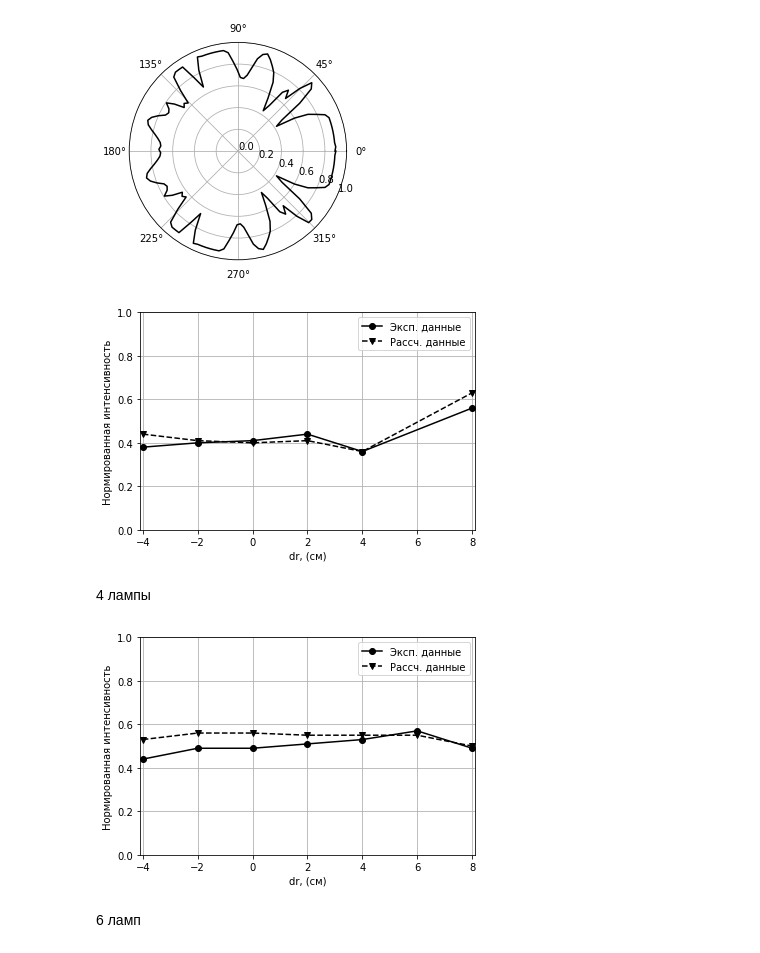
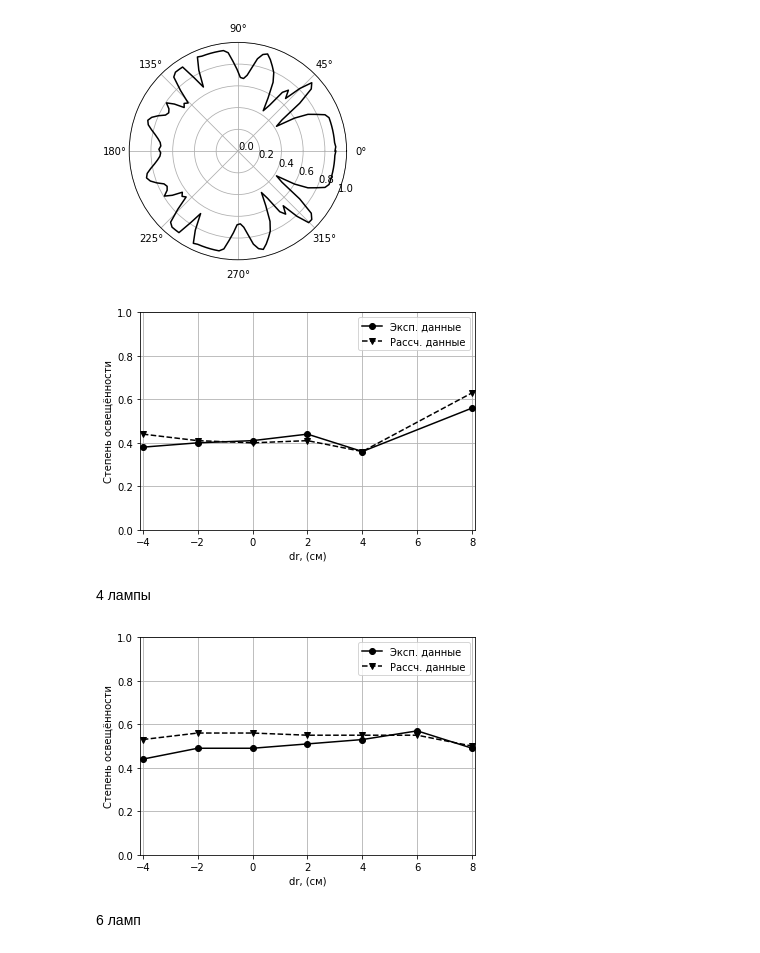
Before and after one commit to AnanasiDiod/Diploma, a Jupyter notebook: UV_field_calc/graph_plot.ipynb, the cells around one changed output. Drawn from its saved outputs; the diff is of its cells as text; code cells hidden in the pictures.

```diff
--- a/UV_field_calc/graph_plot.ipynb
+++ b/UV_field_calc/graph_plot.ipynb
@@ -24,23 +24,23 @@ plt.show()
 # %%
 lamps_3_full = {'exp': [0.38, 0.40, 0.41, 0.44, 0.36, 0.56], 'calc': [0.44, 0.41, 0.40, 0.41, 0.36, 0.63]}
 x = [-4, -2, 0, 2, 4, 8]
 
 fig, ax = plt.subplots()
 # ax.errorbar(x, lamps_3_full['exp'], 0.05, 0.1, color = '000')
 ax.plot(x, lamps_3_full['exp'], color = '000', marker = 'o', label='Эксп. данные')
 ax.plot(x, lamps_3_full['calc'], color = '000', linestyle='--', marker = 'v', label='Рассч. данные')
 ax.set_xticks([-4,-2,0,2,4,6,8])
 ax.set_yticks([0,0.2,0.4,0.6,0.8,1])
 ax.set_xlim(-4.1,8.1)
 ax.set_ylim(0,1)
 ax.set_xlabel('dr, (см)')
-ax.set_ylabel('Нормированная интенсивность')
+ax.set_ylabel('Степень освещённости')
 ax.legend()
 ax.grid(True)
 
 plt.show()
 # %% [output]
-[figure, old version]
+[figure, new version]
 # %% [markdown]
 4 лампы
 # %%
@@ -56,13 +56,13 @@ ax.set_yticks([0,0.2,0.4,0.6,0.8,1])
 ax.set_xlim(-4.1,8.1)
 ax.set_ylim(0,1)
 ax.set_xlabel('dr, (см)')
-ax.set_ylabel('Нормированная интенсивность')
+ax.set_ylabel('Степень освещённости')
 ax.legend()
 ax.grid(True)
 
 plt.show()
 # %% [output]
-[figure, old version]
+[figure, new version]
 # %% [markdown]
 6 ламп
 # %%
```
Also changed, not shown: parts of 2 cells of this notebook, 37 other files.
